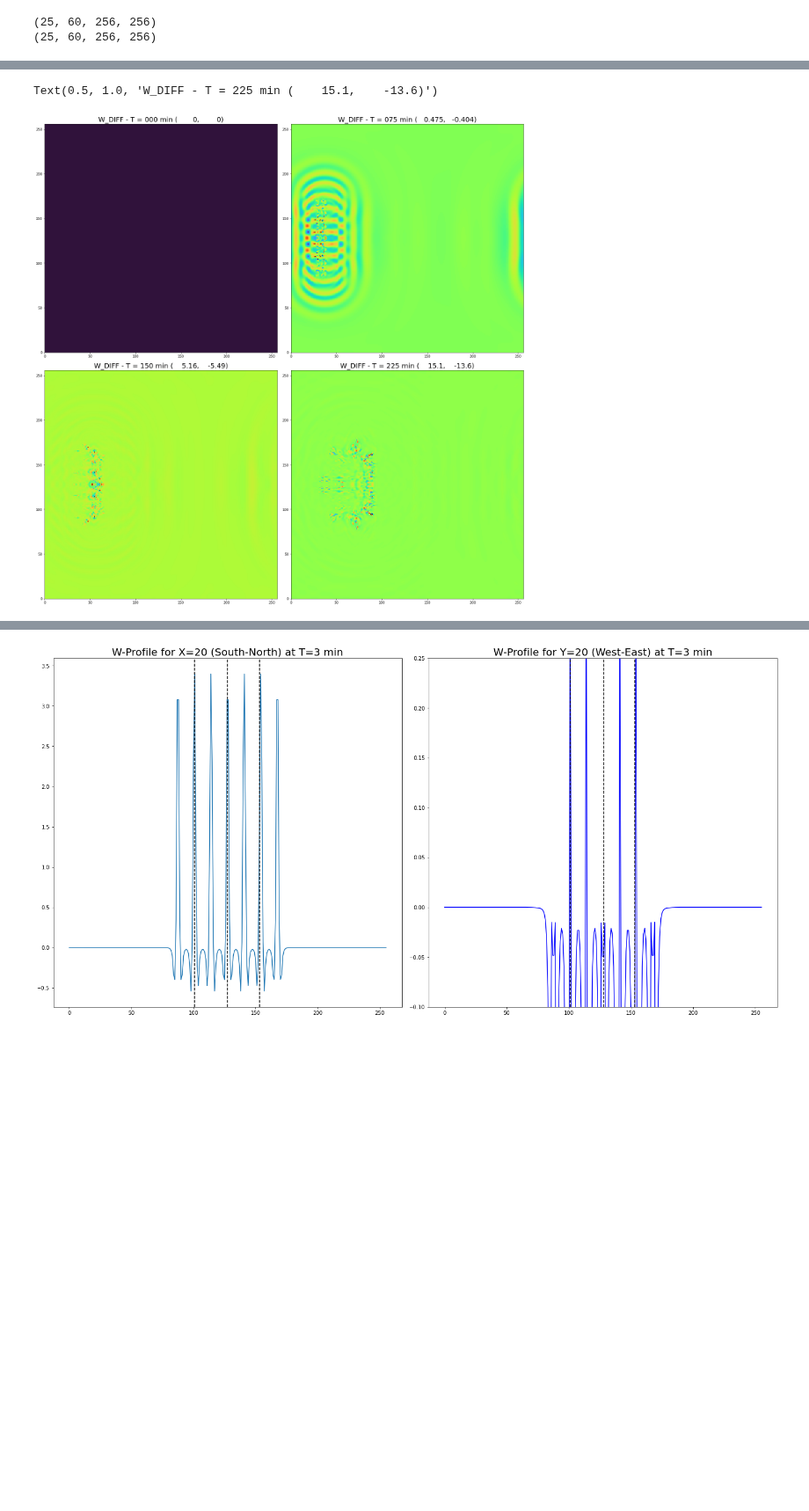
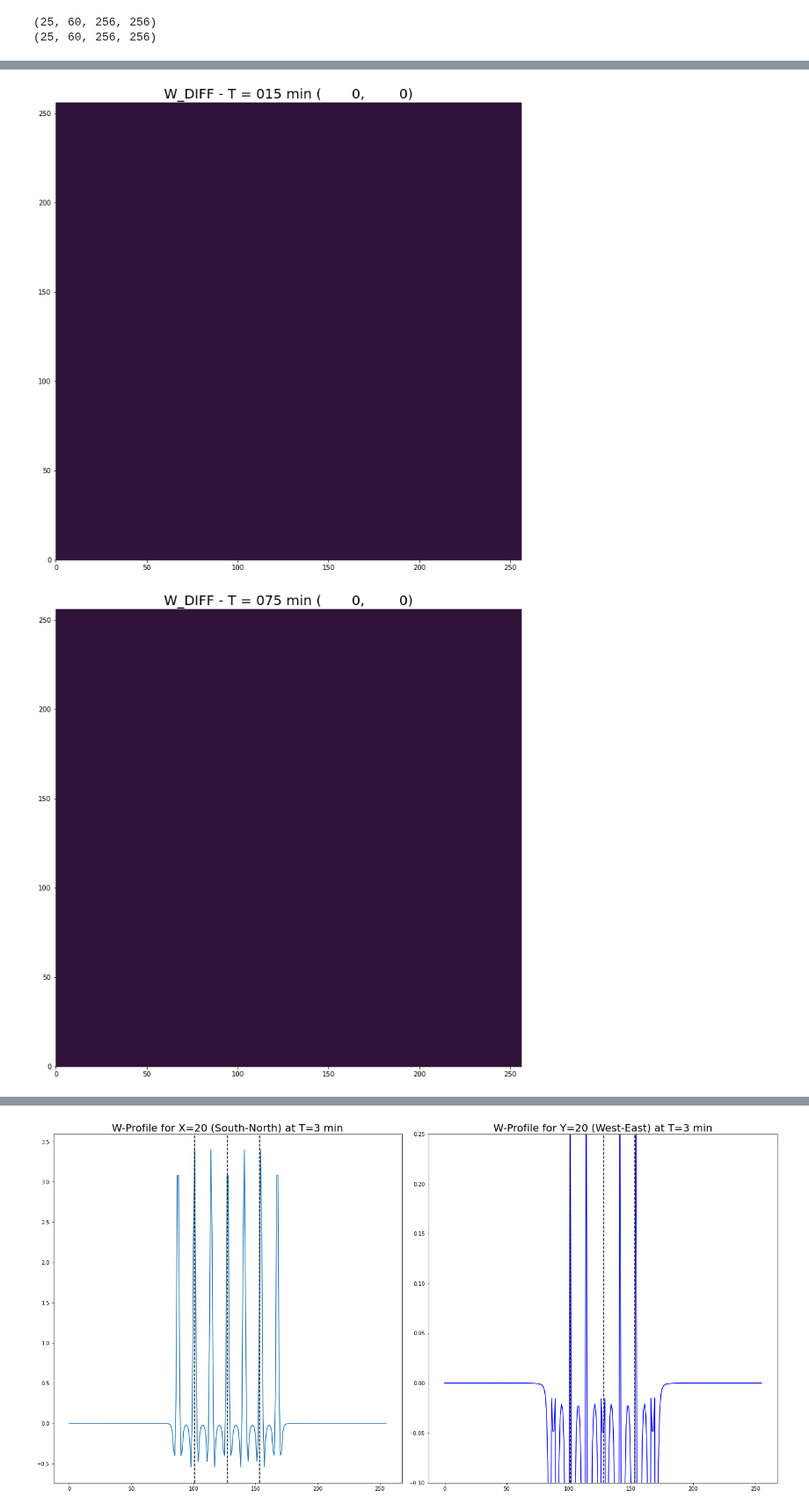
Before and after one commit to louiswicker/CAM_analysis_tools, a Jupyter notebook: ideal_cases/CM1_SymmetrySquall.ipynb, the cells around one changed output, grey strips where cells are left out. Shown at 88% size. Cells and saved outputs as stored; diff of their text form; code cells hidden in the pictures; blank space fills up the shorter version.

```diff
--- a/ideal_cases/CM1_SymmetrySquall.ipynb
+++ b/ideal_cases/CM1_SymmetrySquall.ipynb
@@ -24,13 +24,13 @@ import pickle
 
 _nthreads = 2
 # %%
+
+ds = xr.open_mfdataset('/scratch/wicker/cm1r20.3/run/squall_NR_C3500/cm1out_0000*.nc', parallel=True)
+run1_w = ds.winterp.values
+
 
 ds = xr.open_mfdataset('/scratch/wicker/cm1r20.3/run/squall_R_C3500/cm1out_0000*.nc', parallel=True)
 run2_w = ds.winterp.values
-
-
-ds = xr.open_mfdataset('/scratch/wicker/cm1r20.3/run/squall_c3500_kess/cm1out_0000*.nc', parallel=True)
-run1_w = ds.winterp.values
 
 print(run1_w.shape)
 print(run2_w.shape)
@@ -111,24 +81,10 @@ for n in np.arange(25):
 
     diff[n] = w1 - w2.transpose()
 # %%
-fig, ax = plt.subplots(2,2, constrained_layout=True,figsize=(20,20))
-
-time = 0
-
-ax[0][0].pcolormesh(diff[time], cmap='turbo')
-ax[0][0].set_title('W_DIFF - T = %3.3d min (%8.3g, %8.3g)' % ((time)*scale, diff[time].max(), diff[time].min()),fontsize=20)
-
-time = 5
-ax[0][1].pcolormesh(diff[time], cmap='turbo')
-ax[0][1].set_title('W_DIFF - T = %3.3d min (%8.3g, %8.3g)' % ((time)*scale, diff[time].max(), diff[time].min()),fontsize=20)
-
-time = 10
-ax[1][0].pcolormesh(diff[time], cmap='turbo')
-ax[1][0].set_title('W_DIFF - T = %3.3d min (%8.3g, %8.3g)' % ((time)*scale, diff[time].max(), diff[time].min()),fontsize=20)
-
-time = 15
-ax[1][1].pcolormesh(diff[time], cmap='turbo')
-ax[1][1].set_title('W_DIFF - T = %3.3d min (%8.3g, %8.3g)' % ((time)*scale, diff[time].max(), diff[time].min()),fontsize=20)
+for time in [0,4,6,8,24]:
+    fig, ax = plt.subplots(1,1, constrained_layout=True,figsize=(10,10))
+    ax.pcolormesh(diff[time], cmap='turbo')
+    ax.set_title('W_DIFF - T = %3.3d min (%8.5g, %8.5g)' % ((time+1)*scale, diff[time].max(), diff[time].min()),fontsize=20)
 # %% [output]
-Text(0.5, 1.0, 'W_DIFF - T = 225 min (    15.1,    -13.6)')
-[figure, old version]
+[figure, new version]
+[figure, added]
```
Also changed, not shown: parts of 5 cells of this notebook.
